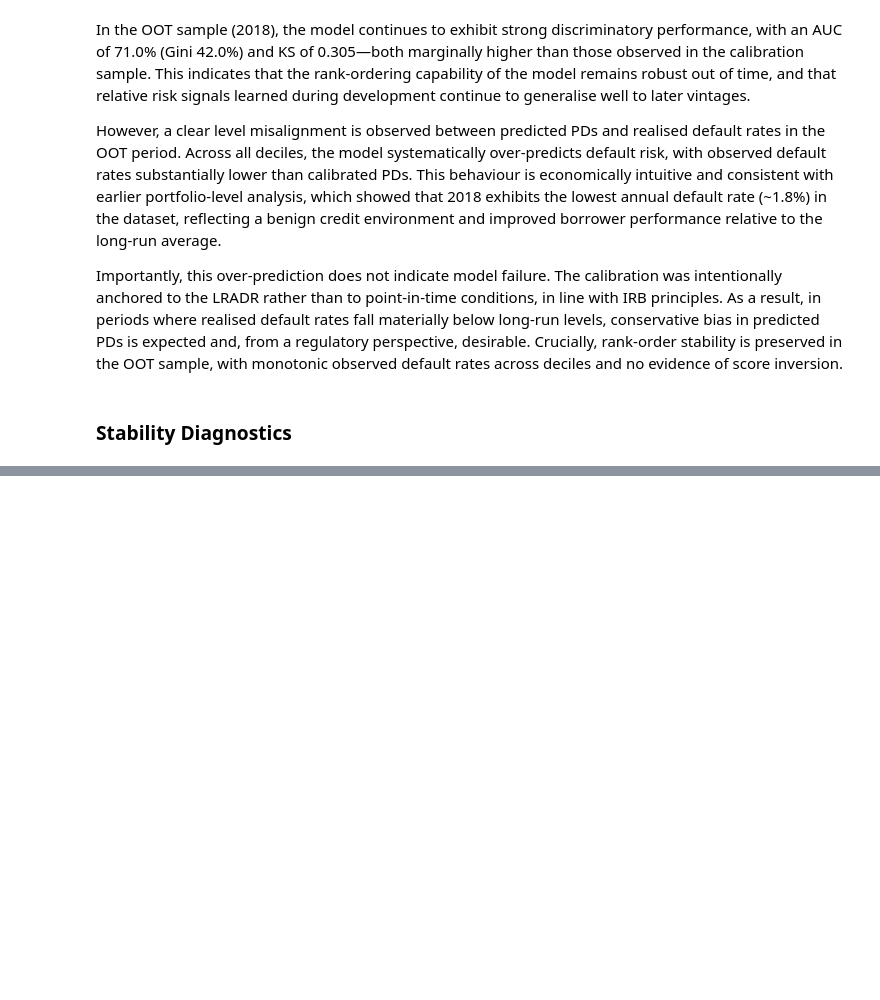
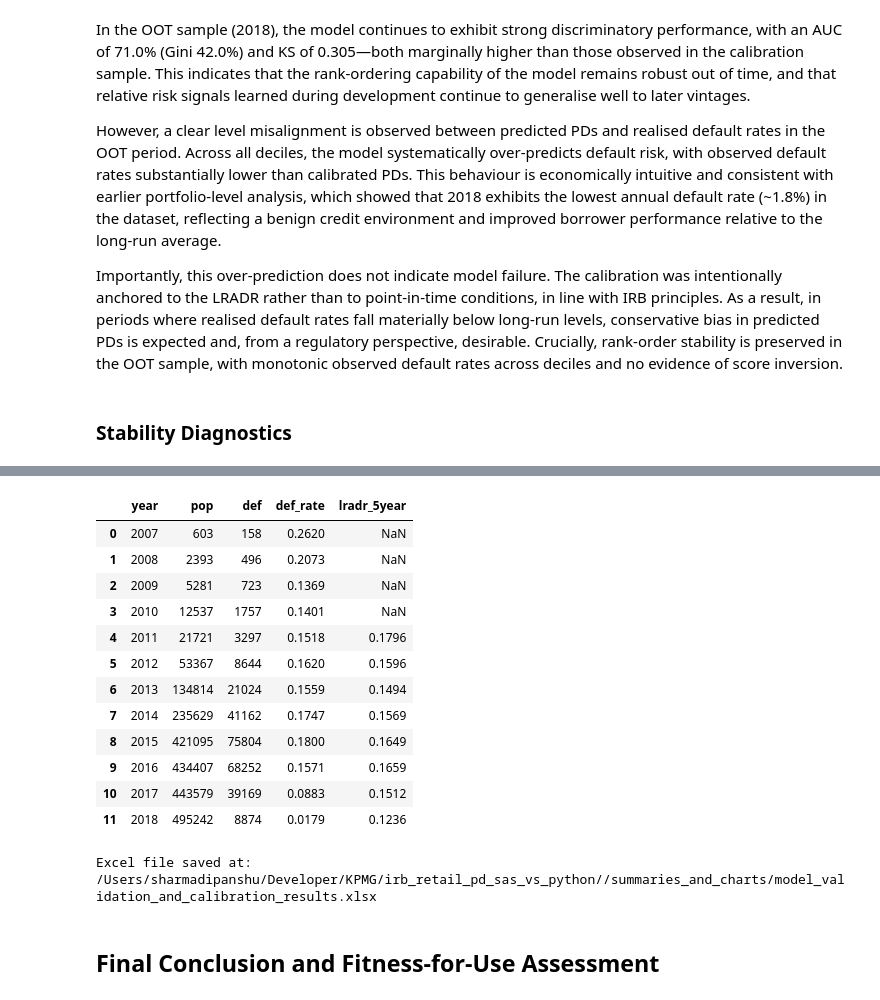
Before and after one commit to dipanshusharma2001/irb_retail_pd_sas_vs_python, a Jupyter notebook: notebooks/04_model_validation_and_calibration.ipynb, the cells around one changed output, grey strips where cells are left out. Cells and saved outputs as stored; diff of their text form; code cells hidden in the pictures; blank space fills up the shorter version.

```diff
--- a/notebooks/04_model_validation_and_calibration.ipynb
+++ b/notebooks/04_model_validation_and_calibration.ipynb
@@ -265,0 +343,43 @@ Importantly, this over-prediction does not indicate model failure. The calibrati
+# %%
+yearwise_default_rate.columns = ['year', 'pop', 'def', 'def_rate', 'lradr_5year']
+yearwise_default_rate
+# %% [output]
+|  | year | pop | def | def_rate | lradr_5year |
+| 0 | 2007 | 603 | 158 | 0.2620 | NaN |
+| 1 | 2008 | 2393 | 496 | 0.2073 | NaN |
+| 2 | 2009 | 5281 | 723 | 0.1369 | NaN |
+| 3 | 2010 | 12537 | 1757 | 0.1401 | NaN |
+| 4 | 2011 | 21721 | 3297 | 0.1518 | 0.1796 |
+| 5 | 2012 | 53367 | 8644 | 0.1620 | 0.1596 |
+| 6 | 2013 | 134814 | 21024 | 0.1559 | 0.1494 |
+| 7 | 2014 | 235629 | 41162 | 0.1747 | 0.1569 |
+| 8 | 2015 | 421095 | 75804 | 0.1800 | 0.1649 |
+| 9 | 2016 | 434407 | 68252 | 0.1571 | 0.1659 |
+| 10 | 2017 | 443579 | 39169 | 0.0883 | 0.1512 |
+| 11 | 2018 | 495242 | 8874 | 0.0179 | 0.1236 |
+# %%
+model_validation_and_calibration_results = {
+    'yearwise_default_rate' : yearwise_default_rate,
+    'model_summary_w_delta' : final_model_summary['final_model_summary'],
+    'calib_params' : pd.DataFrame({'LRADR' : LRADR, 'Avg Pred. PD' : avg_pd_calib, 'delta': delta}, index = [0]),
+    'calib_decile_summary' : calib_decile_summary,
+    'calib_performance' : pd.DataFrame({'AUC': calib_auc, 'Gini' : calib_gini, 'KS': calib_ks}, index = [0]),
+    'oot_decile_summary' : oot_decile_summary,
+    'oot_performance' : pd.DataFrame({'AUC': oot_auc, 'Gini' : oot_gini, 'KS': oot_ks}, index = [0]),
+    'pd_calibration_psi' : pd.DataFrame({'dev_vs_oot' : psi_dev_oot, 'calib_vs_oot': psi_calib_oot}, index = [0]),
+    'csi' : csi_df
+}
+
+# exporting the results
+export_dict_to_excel(model_validation_and_calibration_results, file_path=f"{main_dir}/summaries_and_charts/model_validation_and_calibration_results.xlsx")
+
+
+calib_decile_fig.savefig(f"{main_dir}/summaries_and_charts/decile_summary_plot_calibration.png", dpi=300)
+oot_decile_fig.savefig(f"{main_dir}/summaries_and_charts/decile_summary_plot_oot.png", dpi=300)
+
+fig_dev_vs_oot.savefig(f"{main_dir}/summaries_and_charts/pd_calibration_distribution_dev_vs_oot.png", dpi=300)
+fig_calib_vs_oot.savefig(f"{main_dir}/summaries_and_charts/pd_calibration_distribution_calib_vs_oot.png", dpi=300)
+# %% [output]
+Excel file saved at: /Users/sharmadipanshu/Developer/KPMG/irb_retail_pd_sas_vs_python//summaries_and_charts/model_validation_and_calibration_results.xlsx
+# %% [markdown]
+## **Final Conclusion and Fitness-for-Use Assessment**
```
Also changed, not shown: parts of 11 cells of this notebook, 6 other files.
